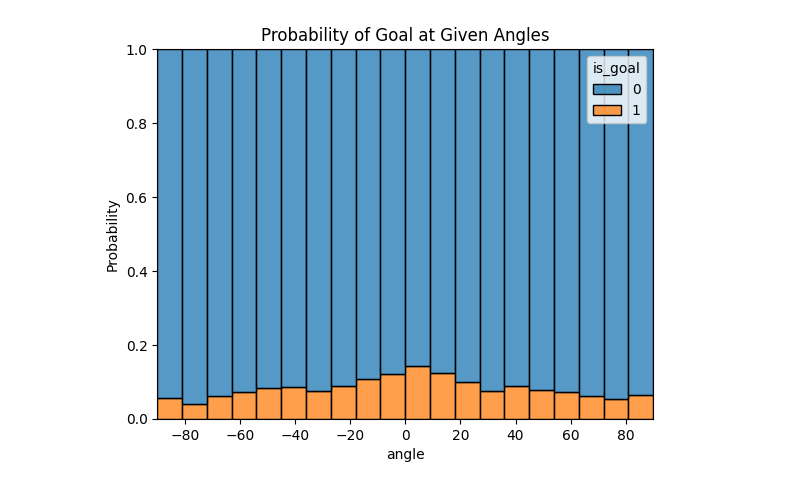
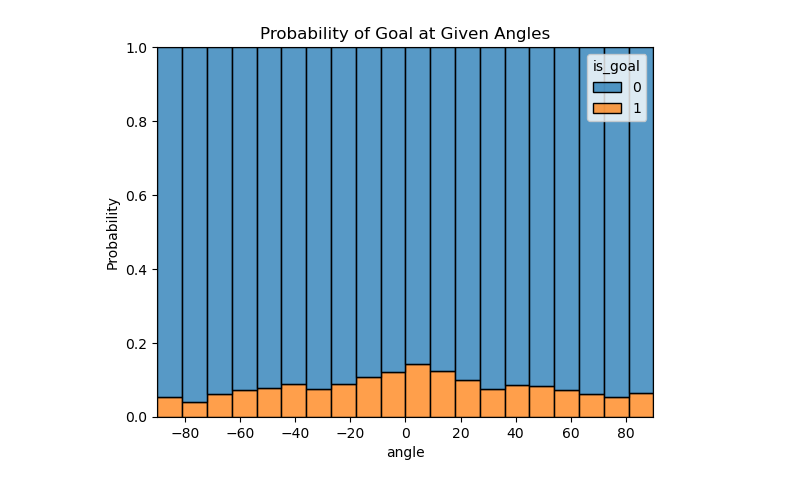
Before and after one commit to Jay-D13/IFT6758-A5-NHL, a Jupyter notebook: notebooks/Milestone2/2 - Features.ipynb, the cells around one changed output. Drawn from its saved outputs; the diff is of its cells as text; code cells hidden in the pictures.

```diff
--- a/notebooks/Milestone2/2 - Features.ipynb
+++ b/notebooks/Milestone2/2 - Features.ipynb
@@ -58,0 +43,3 @@ w.TrainValSets(2016,2020)
+# %%
+df = w.features_1(2016,2020)
+df
@@ -135,7 +151,7 @@ plt.show()
 # %%
-ax6 = sns.histplot(data = w.TrainValSets, x = 'angle', bins = 20, hue = 'is_goal', stat='probability',multiple='fill')
+ax6 = sns.histplot(data = df, x = 'angle', bins = 20, hue = 'is_goal', stat='probability',multiple='fill')
 ax6.set(title = 'Probability of Goal at Given Angles')
 plt.show()
 # %% [output]
-[figure, old version]
+[figure, new version]
 # %%
```
Also changed, not shown: parts of 26 cells of this notebook, 4 other files.
